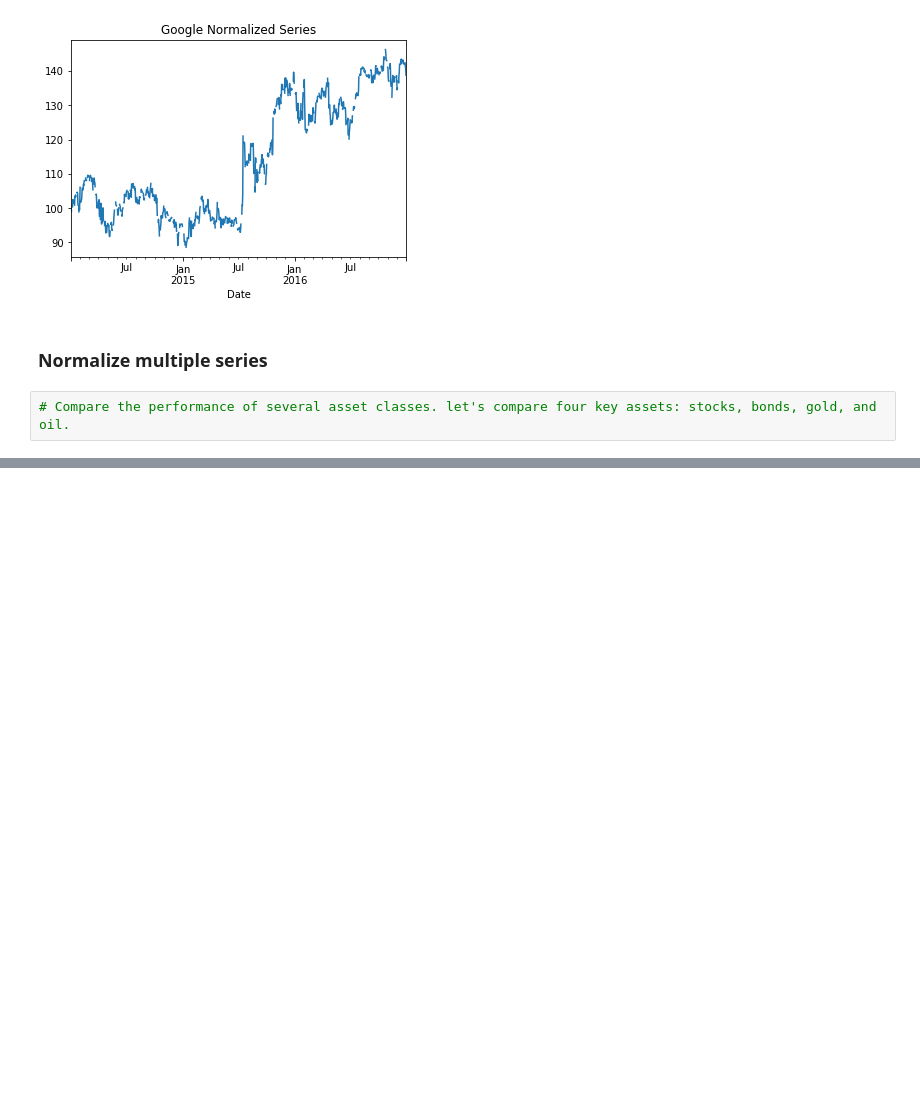
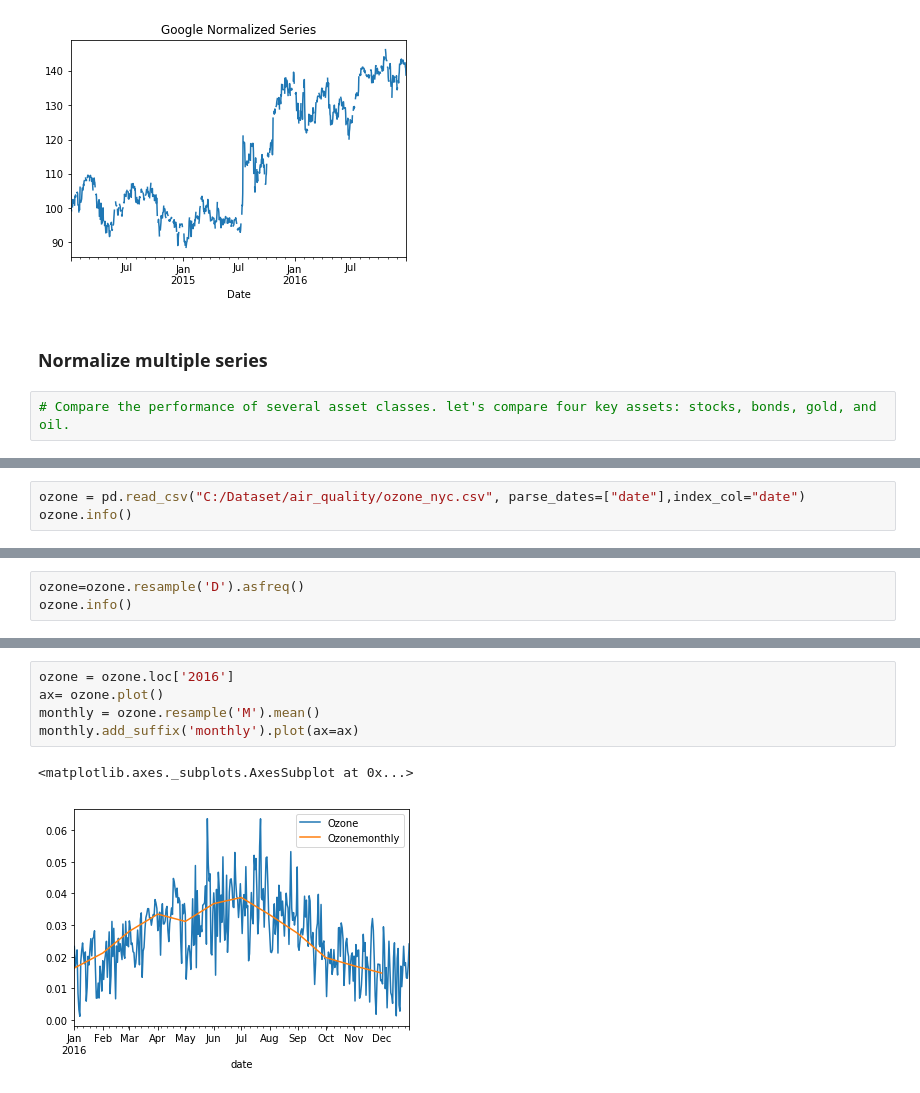
Before and after one commit to ryan13/MLPractice, a Jupyter notebook: TimeSeries/TImeSeriesPandas_manipulate.ipynb, the cells around one changed output, grey strips where cells are left out. Cells and saved outputs as stored; diff of their text form; blank space fills up the shorter version.

```diff
--- a/TimeSeries/TImeSeriesPandas_manipulate.ipynb
+++ b/TimeSeries/TImeSeriesPandas_manipulate.ipynb
@@ -404,0 +408,3 @@ normalized.plot(title='Google Normalized Series')
+# %%
+ozone = pd.read_csv("C:/Dataset/air_quality/ozone_nyc.csv", parse_dates=["date"],index_col="date")
+ozone.info()
@@ -404,0 +418,3 @@ normalized.plot(title='Google Normalized Series')
+# %%
+ozone=ozone.resample('D').asfreq()
+ozone.info()
@@ -404,0 +474,8 @@ normalized.plot(title='Google Normalized Series')
+# %%
+ozone = ozone.loc['2016']
+ax= ozone.plot()
+monthly = ozone.resample('M').mean()
+monthly.add_suffix('monthly').plot(ax=ax)
+# %% [output]
+<matplotlib.axes._subplots.AxesSubplot at 0x...>
+[figure, added]
```
Also changed, not shown: parts of 36 cells of this notebook.
